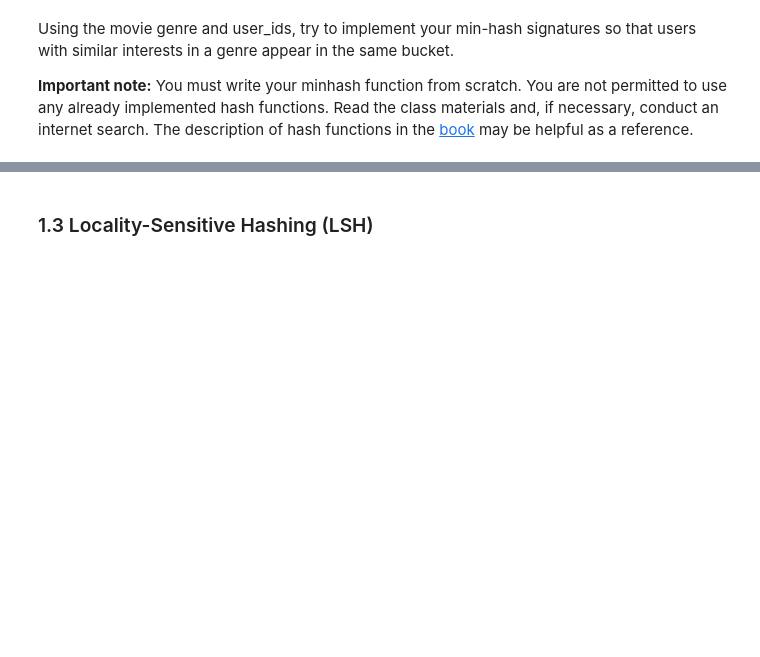
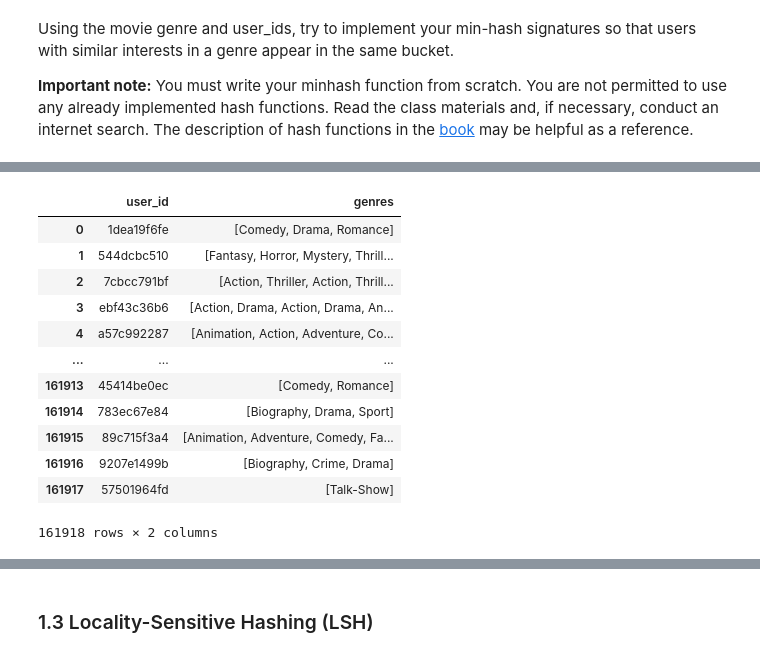
Before and after one commit to LorenzoPannacci/ADM-HW4, a Jupyter notebook: main.ipynb, the cells around one changed output, grey strips where cells are left out. Saved outputs shown, nothing was run; the diff lists cells and outputs as text; code cells hidden in the pictures; blank space fills up the shorter version.

```diff
--- a/main.ipynb
+++ b/main.ipynb
@@ -224,21 +407,36 @@ genres_with_user = pd.concat([exploded_genres['user_id'], exploded_genres['genre
 # %%
-# 0) create a dictionary where I have as keys the user_id and as values all genres related to it
+# create a dictionary where we have as keys the user_id and as values all genres related to it
 
 user_genres_dict = {}
 
-#iterare over dataframe
+# iterate over dataframe
 for index, row in genres_with_user.iterrows():
     user_id = row['user_id']
     genre = row['genres']
 
-    #if user_id already exist, append
+    # if user_id already exist, append
     if user_id in user_genres_dict:
         user_genres_dict[user_id].append(genre)
-    #if user_id does not exist, create the key
+
+    # otherwise, create the key
     else:
         user_genres_dict[user_id] = [genre]
 
-
-#then I convert into a dataframe (it will be necessary later)
+# then we convert into a dataframe (it will be necessary later)
 user_genres_df = pd.DataFrame(list(user_genres_dict.items()), columns=['user_id', 'genres'])
+user_genres_df
+# %% [output]
+|  | user_id | genres |
+| 0 | 1dea19f6fe | [Comedy, Drama, Romance] |
+| 1 | 544dcbc510 | [Fantasy, Horror, Mystery, Thrill... |
+| 2 | 7cbcc791bf | [Action, Thriller, Action, Thrill... |
+| 3 | ebf43c36b6 | [Action, Drama, Action, Drama, An... |
+| 4 | a57c992287 | [Animation, Action, Adventure, Co... |
+| ... | ... | ... |
+| 161913 | 45414be0ec | [Comedy, Romance] |
+| 161914 | 783ec67e84 | [Biography, Drama, Sport] |
+| 161915 | 89c715f3a4 | [Animation, Adventure, Comedy, Fa... |
+| 161916 | 9207e1499b | [Biography, Crime, Drama] |
+| 161917 | 57501964fd | [Talk-Show] |
+161918 rows × 2 columns
 # %%
```
Also changed, not shown: parts of 54 cells of this notebook, 1 other file.
